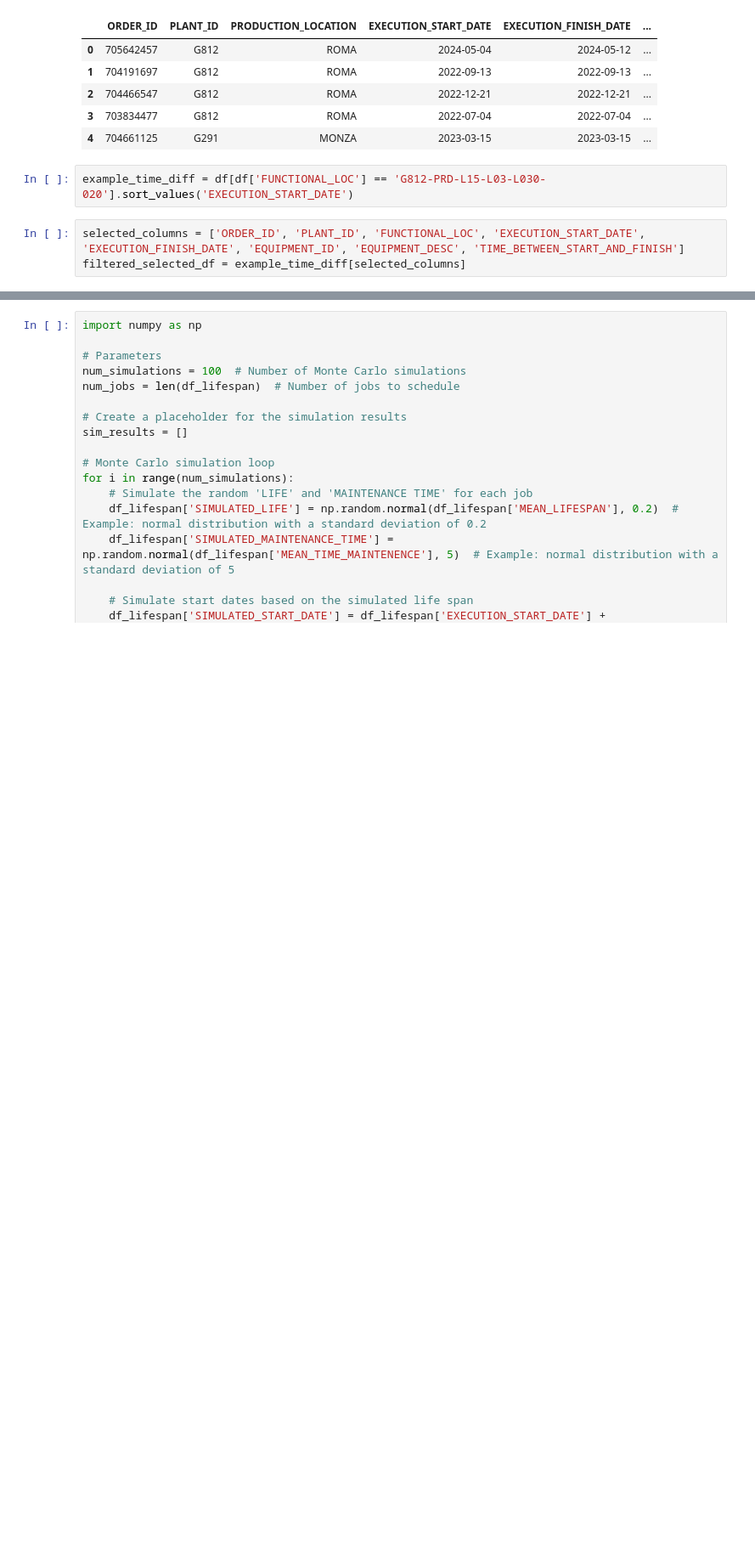
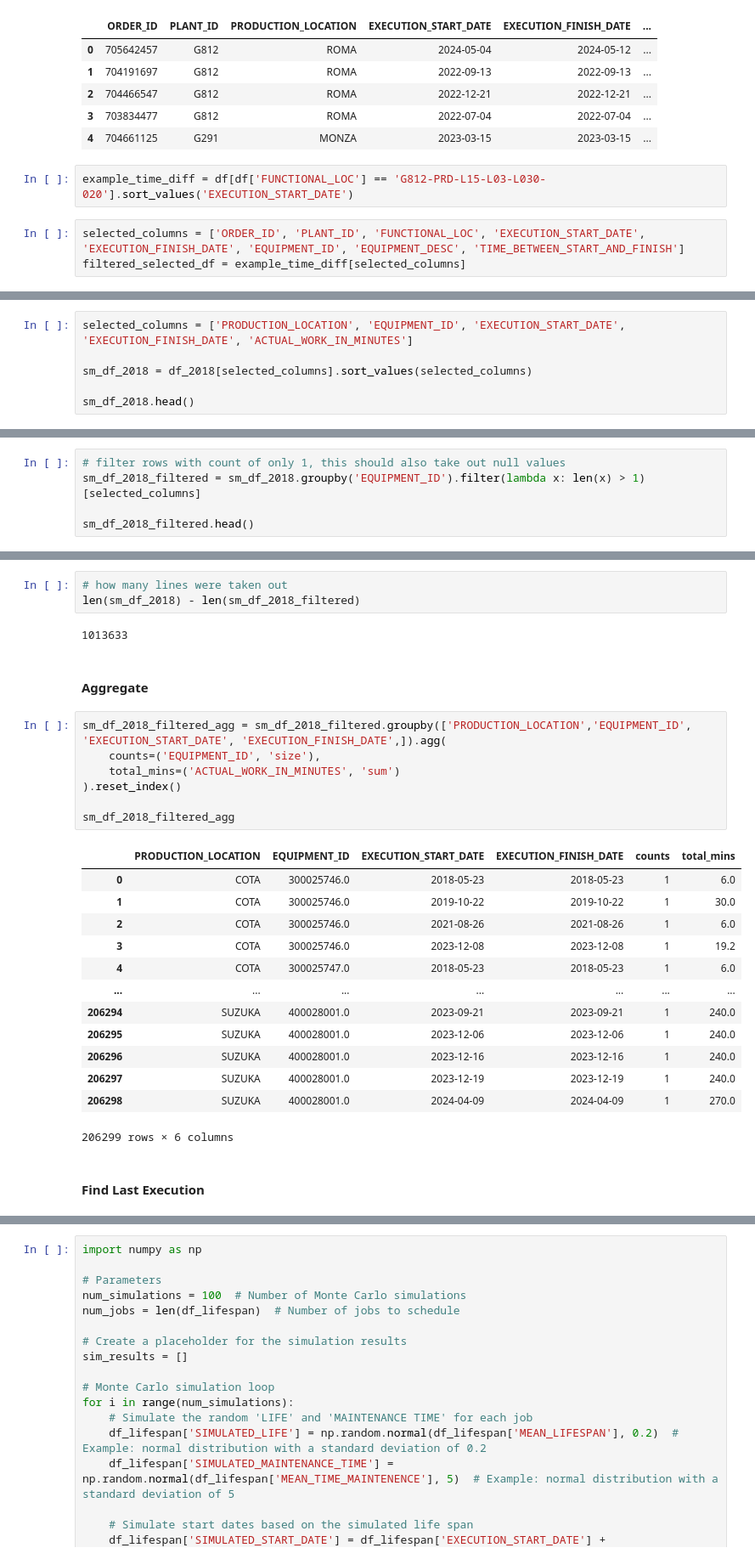
Before and after one commit to griffin-brown-95/GLB-Capstone-2, a Jupyter notebook: eda.ipynb, the cells around one changed output, grey strips where cells are left out. Shown at 85% size. Drawn from its saved outputs; the diff is of its cells as text; blank space fills up the shorter version.

```diff
--- a/eda.ipynb
+++ b/eda.ipynb
@@ -982,0 +790,6 @@ df_lifespan.head()
+# %%
+selected_columns = ['PRODUCTION_LOCATION', 'EQUIPMENT_ID', 'EXECUTION_START_DATE', 'EXECUTION_FINISH_DATE', 'ACTUAL_WORK_IN_MINUTES']
+
+sm_df_2018 = df_2018[selected_columns].sort_values(selected_columns)
+
+sm_df_2018.head()
@@ -982,0 +803,5 @@ df_lifespan.head()
+# %%
+# filter rows with count of only 1, this should also take out null values
+sm_df_2018_filtered = sm_df_2018.groupby('EQUIPMENT_ID').filter(lambda x: len(x) > 1)[selected_columns]
+
+sm_df_2018_filtered.head()
@@ -982,0 +815,30 @@ df_lifespan.head()
+# %%
+# how many lines were taken out
+len(sm_df_2018) - len(sm_df_2018_filtered)
+# %% [output]
+1013633
+# %% [markdown]
+#### Aggregate
+# %%
+sm_df_2018_filtered_agg = sm_df_2018_filtered.groupby(['PRODUCTION_LOCATION','EQUIPMENT_ID', 'EXECUTION_START_DATE', 'EXECUTION_FINISH_DATE',]).agg(
+    counts=('EQUIPMENT_ID', 'size'),
+    total_mins=('ACTUAL_WORK_IN_MINUTES', 'sum')
+).reset_index()
+
+sm_df_2018_filtered_agg
+# %% [output]
+|  | PRODUCTION_LOCATION | EQUIPMENT_ID | EXECUTION_START_DATE | EXECUTION_FINISH_DATE | counts | total_mins |
+| 0 | COTA | 300025746.0 | 2018-05-23 | 2018-05-23 | 1 | 6.0 |
+| 1 | COTA | 300025746.0 | 2019-10-22 | 2019-10-22 | 1 | 30.0 |
+| 2 | COTA | 300025746.0 | 2021-08-26 | 2021-08-26 | 1 | 6.0 |
+| 3 | COTA | 300025746.0 | 2023-12-08 | 2023-12-08 | 1 | 19.2 |
+| 4 | COTA | 300025747.0 | 2018-05-23 | 2018-05-23 | 1 | 6.0 |
+| ... | ... | ... | ... | ... | ... | ... |
+| 206294 | SUZUKA | 400028001.0 | 2023-09-21 | 2023-09-21 | 1 | 240.0 |
+| 206295 | SUZUKA | 400028001.0 | 2023-12-06 | 2023-12-06 | 1 | 240.0 |
+| 206296 | SUZUKA | 400028001.0 | 2023-12-16 | 2023-12-16 | 1 | 240.0 |
+| 206297 | SUZUKA | 400028001.0 | 2023-12-19 | 2023-12-19 | 1 | 240.0 |
+| 206298 | SUZUKA | 400028001.0 | 2024-04-09 | 2024-04-09 | 1 | 270.0 |
+206299 rows × 6 columns
+# %% [markdown]
+#### Find Last Execution
```
Also changed, not shown: parts of 60 cells of this notebook.
